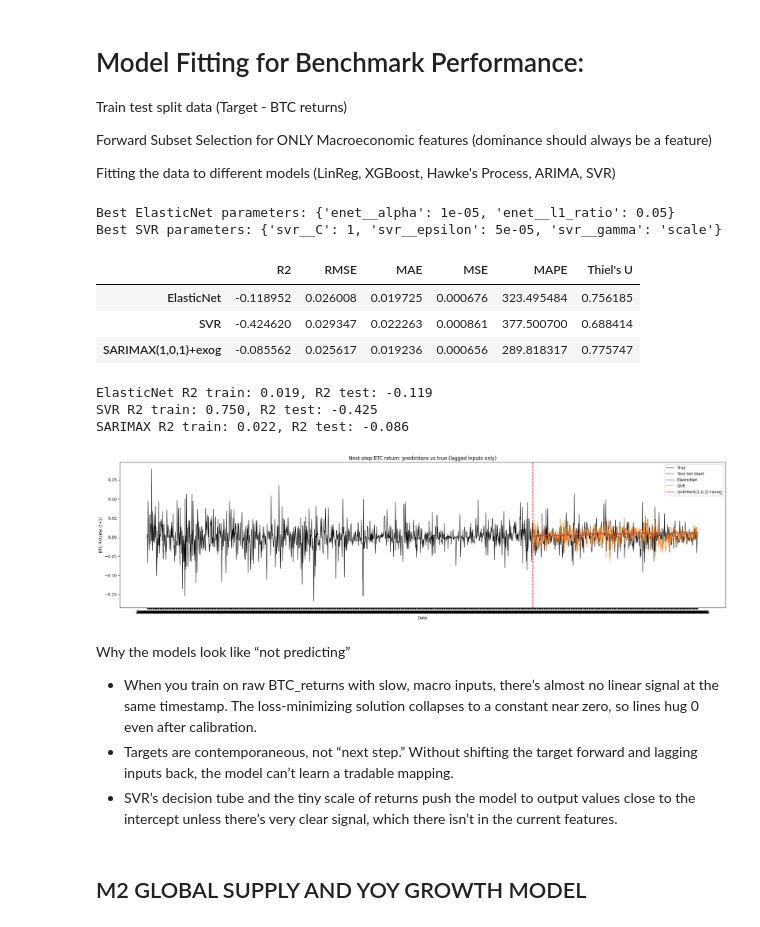
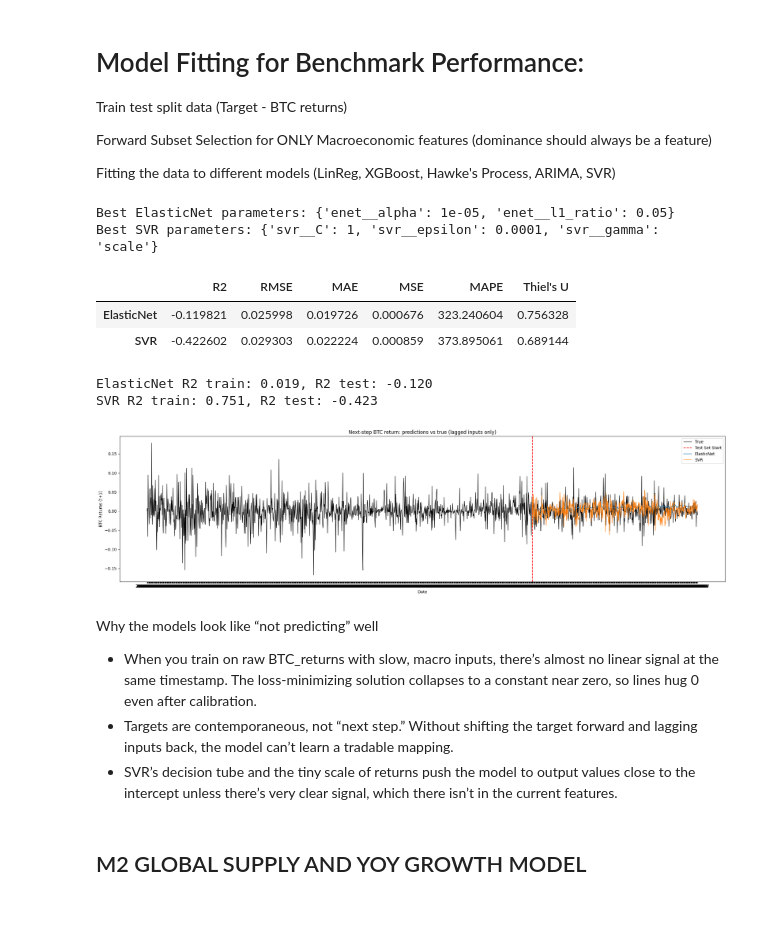
Before and after one commit to ohmjariwala/BTC-Return-Forecasting, a Jupyter notebook: btc_swing.ipynb, the cells around one changed output. Cells and saved outputs as stored; diff of their text form; code cells hidden in the pictures.

```diff
--- a/btc_swing.ipynb
+++ b/btc_swing.ipynb
@@ -1149,15 +1129,0 @@ df_merged
-# %%
-# FEATURE ENGINEERING: use macro features at their levels (no percentage normalization)
-import numpy as np
-import pandas as pd
-
-if 'df_merged' not in globals():
-    raise RuntimeError("df_merged not found. Run previous cells to build df_merged.")
-
-# Optionally drop any previously-created percentage columns to avoid accidental use
-pct_cols_existing = [c for c in df_merged.columns if c.endswith('_pct')]
-if pct_cols_existing:
-    df_merged = df_merged.drop(columns=pct_cols_existing)
-    print(f"Removed {len(pct_cols_existing)} previously-created *_pct columns. Keeping level features only.")
-else:
-    print("No *_pct columns found. Using level macro features as-is.")
@@ -1182,7 +1146,6 @@ from sklearn.preprocessing import StandardScaler
 from sklearn.linear_model import ElasticNet, ElasticNetCV, LinearRegression
 from sklearn.metrics import r2_score, mean_squared_error, mean_absolute_error, make_scorer
 from sklearn.svm import SVR
-from statsmodels.tsa.statespace.sarimax import SARIMAX
 from statsmodels.tools.sm_exceptions import ConvergenceWarning
 
 np.random.seed(42)
@@ -1211,7 +1174,13 @@ def eval_metrics(y_true, y_pred):
     }
 
 # ----- Build a forecasting dataset: y(t+1) from only info available at t -----
-macro_features = ['GASREGW', 'DCOILWTICO', 'WTISPLC']
+
+#COULD ADD MORE FEATURES HERE BASED ON INFORMATION COEFFICIENT AND DESIRED MODEL COMPLEXITY
+# for now, I'm only using the following features:
+macro_features = ['GASREGW', 'DCOILWTICO', 'WTISPLC'] #
+
+
+
 # Use level macro features (no percentage normalization) with a 1-day lag
 present_macros = [c for c in macro_features if c in df_merged.columns]
 if len(present_macros) != len(macro_features):
@@ -1292,16 +1261,6 @@ results['SVR'] = eval_metrics(y_test.values, y_pred_svr)
 preds_test['SVR'] = y_pred_svr
 print("Best SVR parameters:", svr_grid.best_params_)
 
-# ----- SARIMAX with exogenous lags -----
-try:
-    sarimax = SARIMAX(y_train, order=(1,0,1), trend='n', exog=X_train, enforce_stationarity=False, enforce_invertibility=False)
-    sarimax_fit = sarimax.fit(disp=False)
-    y_pred_sarimax = sarimax_fit.predict(start=y_test.index[0], end=y_test.index[-1], exog=X_test)
-    results['SARIMAX(1,0,1)+exog'] = eval_metrics(y_test.values, y_pred_sarimax.values)
-    preds_test['SARIMAX(1,0,1)+exog'] = y_pred_sarimax.values
-except Exception as e:
-    print("SARIMAX failed:", e)
-
 # ----- Results -----
 results_df = pd.DataFrame(results).T
 display(results_df)
@@ -1311,48 +1270,42 @@ def overfit_note(model, y_tr_pred, y_ts_pred):
     print(f"{model} R2 train: {r2_score(y_train, y_tr_pred):.3f}, R2 test: {r2_score(y_test, y_ts_pred):.3f}")
 
 try:
     overfit_note("ElasticNet", enet_grid.predict(X_train), y_pred_enet)
 except Exception:
     pass
 try:
     overfit_note("SVR", svr_grid.predict(X_train), y_pred_svr)
 except Exception:
     pass
-try:
-    overfit_note("SARIMAX", sarimax_fit.predict(start=y_train.index[0], end=y_train.index[-1], exog=X_train), y_pred_sarimax)
-except Exception:
-    pass
 
 # ----- Plot -----
 import matplotlib.pyplot as plt
 plt.figure(figsize=(22, 6))
 plt.plot(y.index, y.values, color='k', lw=1.0, label='True')
 test_start_time = y_test.index[0]
 plt.axvline(test_start_time, color='r', linestyle='--', lw=1.5, label='Test Set Start')
 
-colors = {'ElasticNet': 'C0', 'SVR': 'C1', 'SARIMAX(1,0,1)+exog': 'C3'}
+colors = {'ElasticNet': 'C0', 'SVR': 'C1'}
 for name, pred in preds_test.items():
     plt.plot(y_test.index, pred, lw=1.2, label=name, color=colors.get(name, None), alpha=0.95)
 
 plt.title('Next-step BTC return: predictions vs true (lagged inputs only)')
 plt.xlabel('Date')
 plt.ylabel('BTC Returns (t+1)')
 plt.legend()
 plt.tight_layout()
 plt.show()
 # %% [output]
 Best ElasticNet parameters: {'enet__alpha': 1e-05, 'enet__l1_ratio': 0.05}
-Best SVR parameters: {'svr__C': 1, 'svr__epsilon': 5e-05, 'svr__gamma': 'scale'}
+Best SVR parameters: {'svr__C': 1, 'svr__epsilon': 0.0001, 'svr__gamma': 'scale'}
 |  | R2 | RMSE | MAE | MSE | MAPE | Thiel's U |
-| ElasticNet | -0.118952 | 0.026008 | 0.019725 | 0.000676 | 323.495484 | 0.756185 |
-| SVR | -0.424620 | 0.029347 | 0.022263 | 0.000861 | 377.500700 | 0.688414 |
-| SARIMAX(1,0,1)+exog | -0.085562 | 0.025617 | 0.019236 | 0.000656 | 289.818317 | 0.775747 |
+| ElasticNet | -0.119821 | 0.025998 | 0.019726 | 0.000676 | 323.240604 | 0.756328 |
+| SVR | -0.422602 | 0.029303 | 0.022224 | 0.000859 | 373.895061 | 0.689144 |
-ElasticNet R2 train: 0.019, R2 test: -0.119
-SVR R2 train: 0.750, R2 test: -0.425
-SARIMAX R2 train: 0.022, R2 test: -0.086
+ElasticNet R2 train: 0.019, R2 test: -0.120
+SVR R2 train: 0.751, R2 test: -0.423
-[figure, old version]
+[figure, new version]
 # %% [markdown]
-Why the models look like “not predicting”
+Why the models look like “not predicting” well
 
 - When you train on raw BTC_returns with slow, macro inputs, there’s almost no linear signal at the same timestamp. The loss-minimizing solution collapses to a constant near zero, so lines hug 0 even after calibration.
 - Targets are contemporaneous, not “next step.” Without shifting the target forward and lagging inputs back, the model can’t learn a tradable mapping.
```
Also changed, not shown: parts of 17 cells of this notebook.
